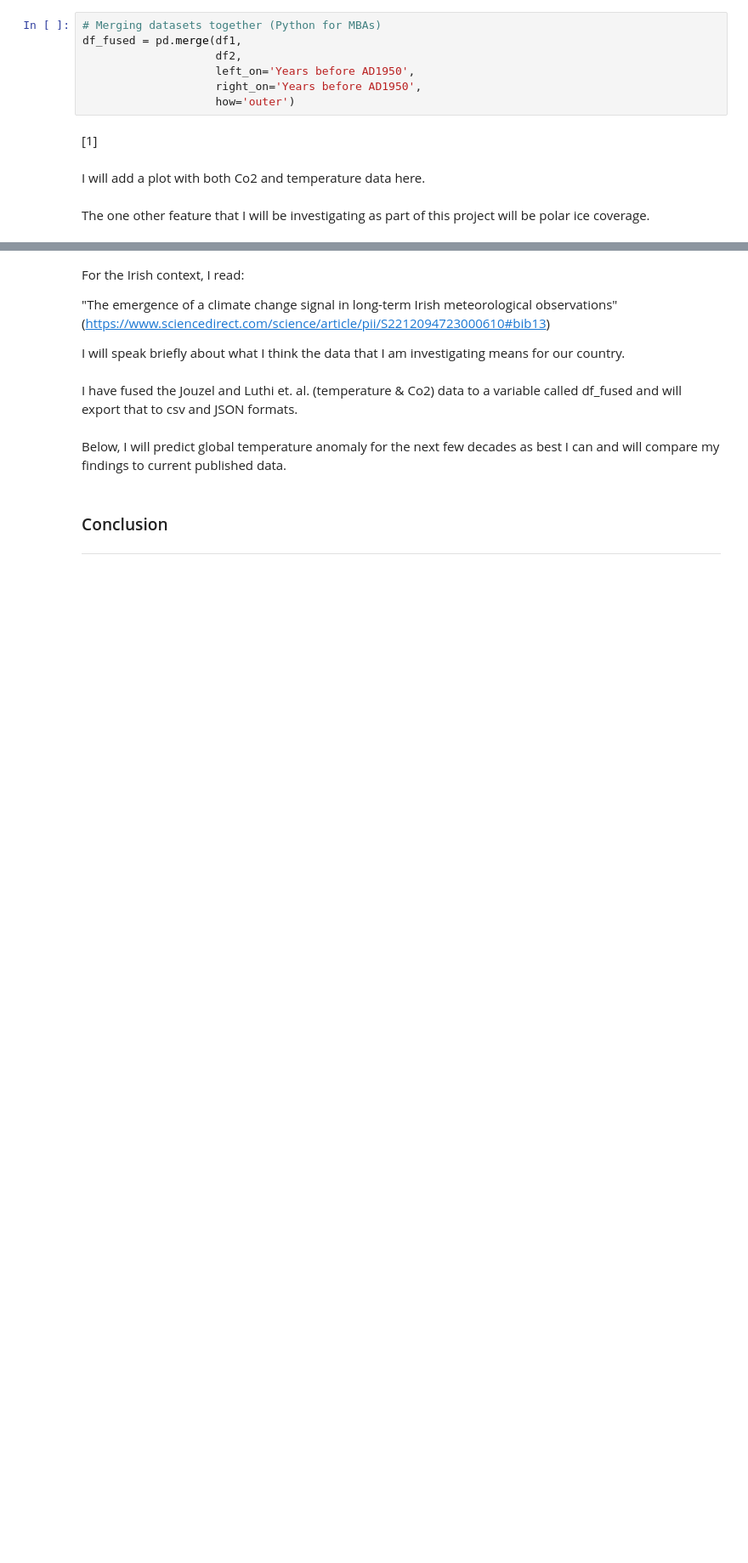
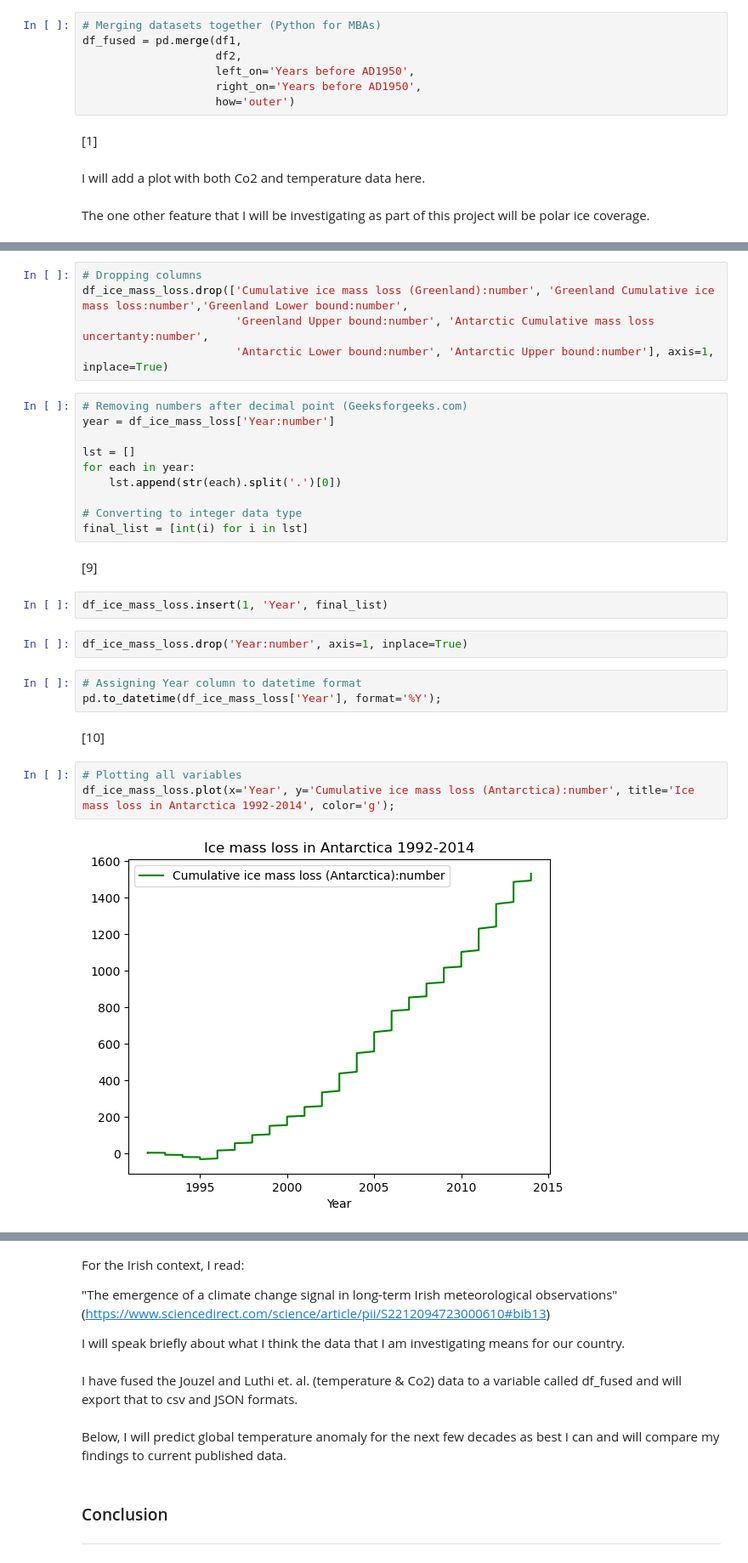
Before and after one commit to joannefeeney/programming-data-project-2, a Jupyter notebook: project.ipynb, the cells around one changed output, grey strips where cells are left out. Shown at 85% size. Cells and saved outputs as stored; diff of their text form; blank space fills up the shorter version.

```diff
--- a/project.ipynb
+++ b/project.ipynb
@@ -116,0 +159,31 @@ The one other feature that I will be investigating as part of this project will
+# %%
+# Dropping columns
+df_ice_mass_loss.drop(['Cumulative ice mass loss (Greenland):number', 'Greenland Cumulative ice mass loss:number','Greenland Lower bound:number',
+                       'Greenland Upper bound:number', 'Antarctic Cumulative mass loss uncertanty:number',
+                       'Antarctic Lower bound:number', 'Antarctic Upper bound:number'], axis=1, inplace=True)
+# %%
+# Removing numbers after decimal point (Geeksforgeeks.com)
+year = df_ice_mass_loss['Year:number']
+
+lst = []
+for each in year:
+    lst.append(str(each).split('.')[0])
+
+# Converting to integer data type
+final_list = [int(i) for i in lst]
+# %% [markdown]
+[9]
+# %%
+df_ice_mass_loss.insert(1, 'Year', final_list)
+# %%
+df_ice_mass_loss.drop('Year:number', axis=1, inplace=True)
+# %%
+# Assigning Year column to datetime format
+pd.to_datetime(df_ice_mass_loss['Year'], format='%Y');
+# %% [markdown]
+[10]
+# %%
+# Plotting all variables
+df_ice_mass_loss.plot(x='Year', y='Cumulative ice mass loss (Antarctica):number', title='Ice mass loss in Antarctica 1992-2014', color='g');
+# %% [output]
+[figure, added]
```
Also changed, not shown: parts of 15 cells of this notebook, 2 other files.
